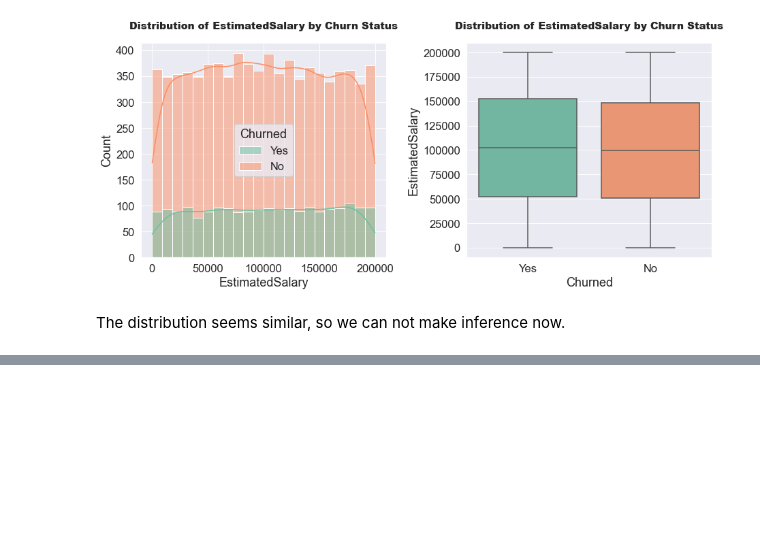
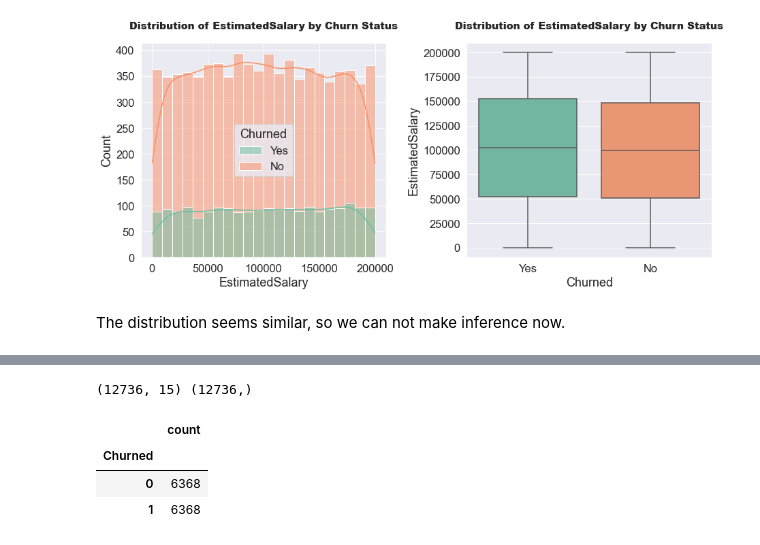
Before and after one commit to JasonXie23/Bank-Client-churned-Predictive-analysis, a Jupyter notebook: Bank_churn_notebook.ipynb, the cells around one changed output, grey strips where cells are left out. Cells and saved outputs as stored; diff of their text form; code cells hidden in the pictures; blank space fills up the shorter version.

```diff
--- a/Bank_churn_notebook.ipynb
+++ b/Bank_churn_notebook.ipynb
@@ -290,0 +375,11 @@ The distribution seems similar, so we can not make inference now.
+# %%
+smt = SMOTE(random_state=42)
+x_train_resampled,y_train_resampled = smt.fit_resample(x_train,y_train)
+print(x_train_resampled.shape ,y_train_resampled.shape)
+y_train_resampled.value_counts().to_frame()
+# %% [output]
+(12736, 15) (12736,)
+|  | count |
+| Churned |  |
+| 0 | 6368 |
+| 1 | 6368 |
```
Also changed, not shown: parts of 12 cells of this notebook.
